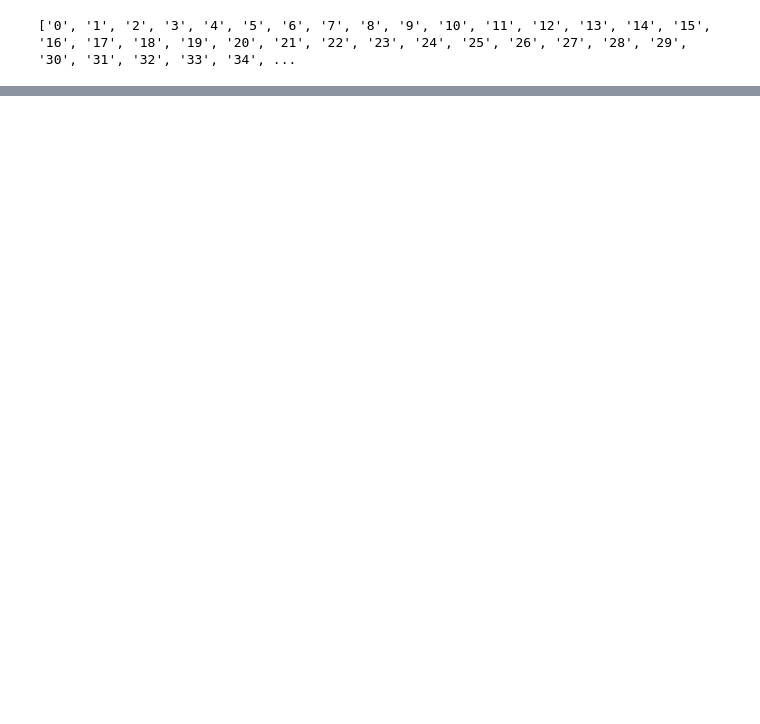
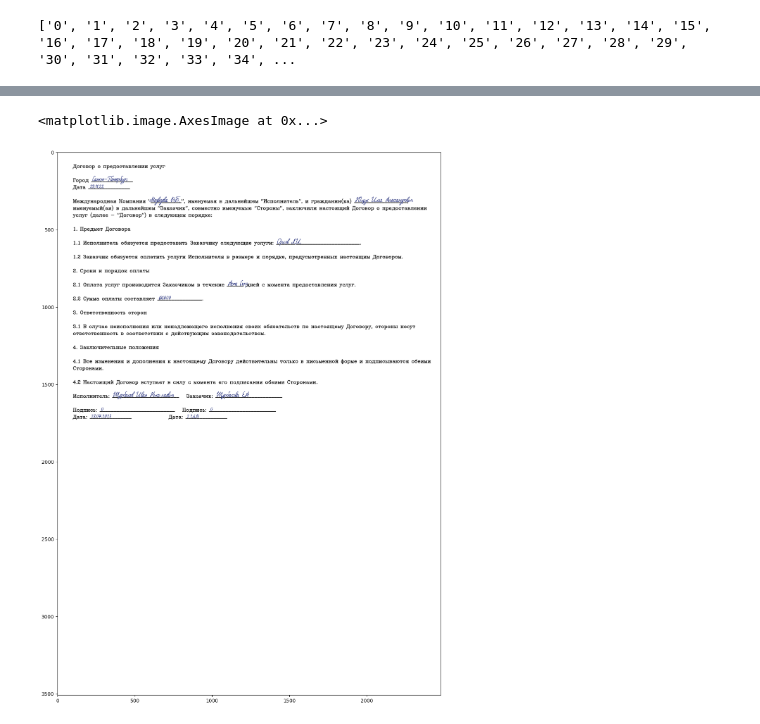
Before and after one commit to GeTrekt133/handwrite_recognation_in_documents, a Jupyter notebook: YOLO.ipynb, the cells around one changed output, grey strips where cells are left out. Cells and saved outputs as stored; diff of their text form; code cells hidden in the pictures; blank space fills up the shorter version.

```diff
--- a/YOLO.ipynb
+++ b/YOLO.ipynb
@@ -897,0 +985,6 @@ f = open('new_streets.txt', 'w+').write(new_data)
+# %%
+plt.figure(figsize=(20, 20))
+plt.imshow(img)
+# %% [output]
+<matplotlib.image.AxesImage at 0x...>
+[figure, added]
```
Also changed, not shown: parts of 15 cells of this notebook.
